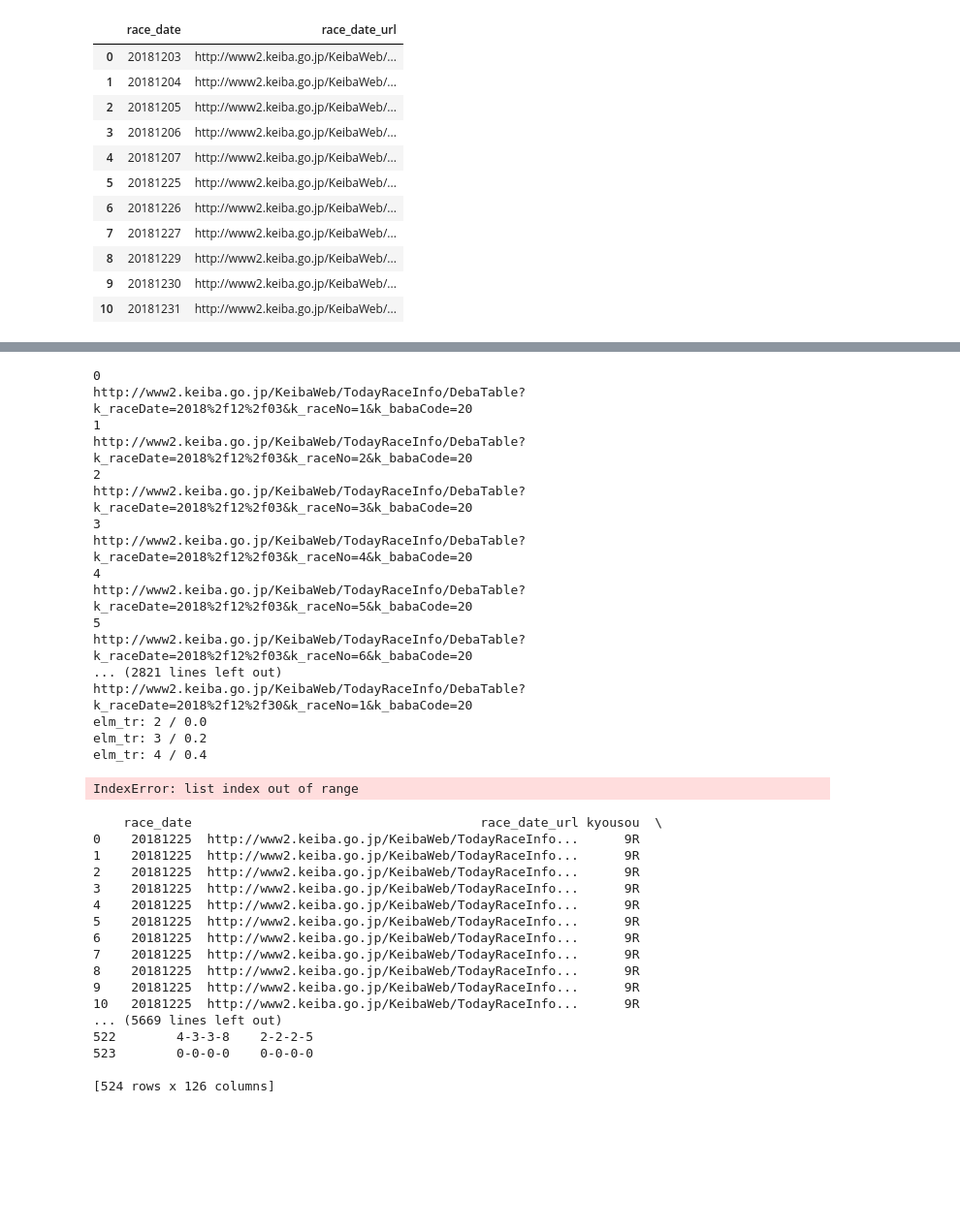
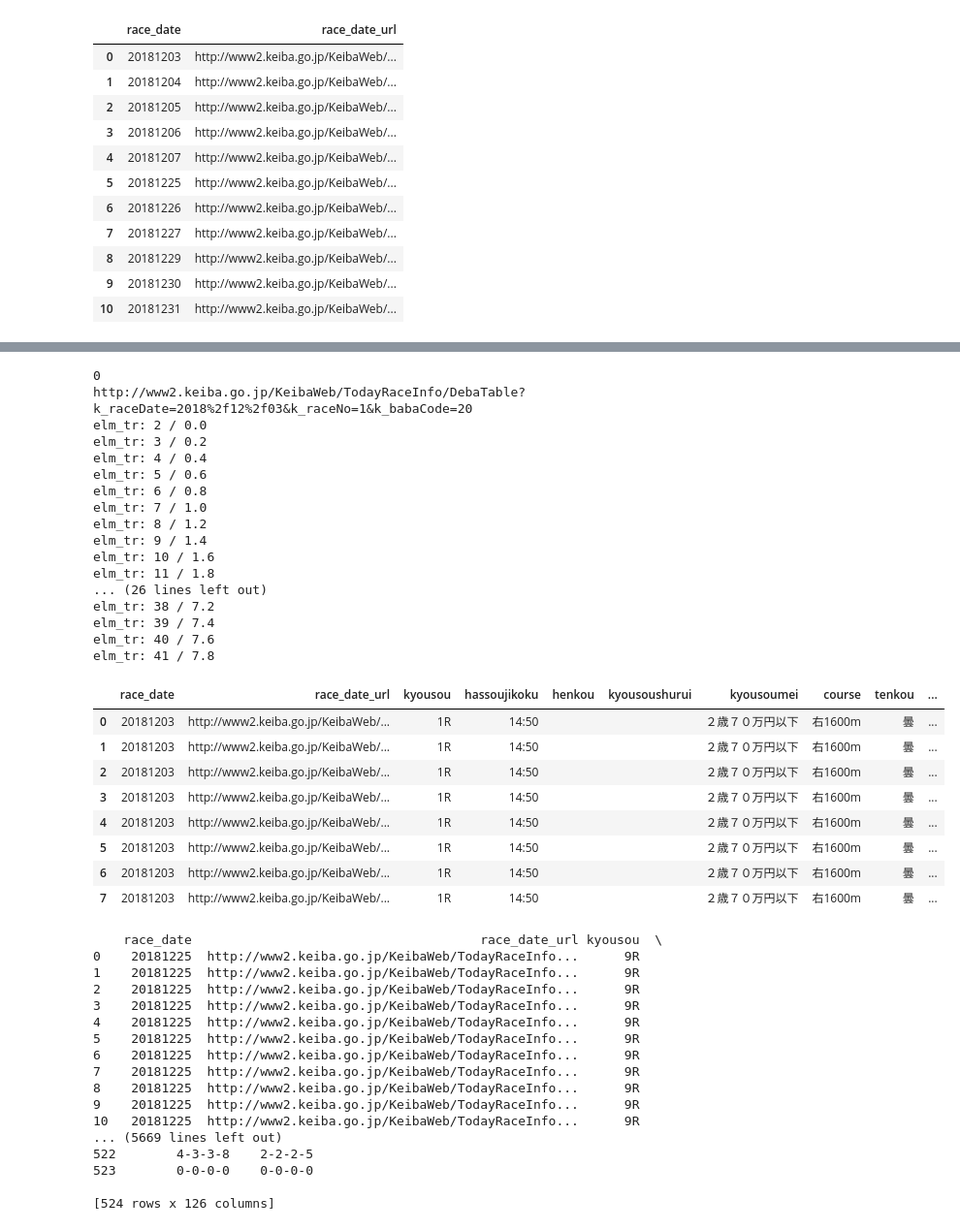
Before and after one commit to ladomi/oi-keiba, a Jupyter notebook: oi-keiba.ipynb, the cells around one changed output, grey strips where cells are left out. Shown at 97% size. Drawn from its saved outputs; the diff is of its cells as text; code cells hidden in the pictures; blank space fills up the shorter version.

```diff
--- a/oi-keiba.ipynb
+++ b/oi-keiba.ipynb
@@ -311,8 +311,8 @@ for key, row in race_df.iterrows():
     print(key)
     print(row['race_url'])
 
-    if key < 68:
-        continue
+#     if key < 68:
+#         continue
 
     race_url = row['race_url']
     browser.get(race_url)
@@ -657,29 +657,37 @@ for key, row in race_df.iterrows():
             s = pd.concat([row, s_])
             horse_df = horse_df.append(s, ignore_index = True)
 
     sleep(1)
-#     break
+    break
 
 horse_df
 # %% [output]
 0
 http://www2.keiba.go.jp/KeibaWeb/TodayRaceInfo/DebaTable?k_raceDate=2018%2f12%2f03&k_raceNo=1&k_babaCode=20
-1
-http://www2.keiba.go.jp/KeibaWeb/TodayRaceInfo/DebaTable?k_raceDate=2018%2f12%2f03&k_raceNo=2&k_babaCode=20
-2
-http://www2.keiba.go.jp/KeibaWeb/TodayRaceInfo/DebaTable?k_raceDate=2018%2f12%2f03&k_raceNo=3&k_babaCode=20
-3
-http://www2.keiba.go.jp/KeibaWeb/TodayRaceInfo/DebaTable?k_raceDate=2018%2f12%2f03&k_raceNo=4&k_babaCode=20
-4
-http://www2.keiba.go.jp/KeibaWeb/TodayRaceInfo/DebaTable?k_raceDate=2018%2f12%2f03&k_raceNo=5&k_babaCode=20
-5
-http://www2.keiba.go.jp/KeibaWeb/TodayRaceInfo/DebaTable?k_raceDate=2018%2f12%2f03&k_raceNo=6&k_babaCode=20
-... (2821 lines left out)
-http://www2.keiba.go.jp/KeibaWeb/TodayRaceInfo/DebaTable?k_raceDate=2018%2f12%2f30&k_raceNo=1&k_babaCode=20
 elm_tr: 2 / 0.0
 elm_tr: 3 / 0.2
 elm_tr: 4 / 0.4
+elm_tr: 5 / 0.6
+elm_tr: 6 / 0.8
+elm_tr: 7 / 1.0
+elm_tr: 8 / 1.2
+elm_tr: 9 / 1.4
+elm_tr: 10 / 1.6
+elm_tr: 11 / 1.8
+... (26 lines left out)
+elm_tr: 38 / 7.2
+elm_tr: 39 / 7.4
+elm_tr: 40 / 7.6
+elm_tr: 41 / 7.8
-IndexError: list index out of range
+|  | race_date | race_date_url | kyousou | hassoujikoku | henkou | kyousoushurui | kyousoumei | course | tenkou | ... |
+| 0 | 20181203 | http://www2.keiba.go.jp/KeibaWeb/... | 1R | 14:50 |  |  | ２歳７０万円以下 | 右1600m | 曇 | ... |
+| 1 | 20181203 | http://www2.keiba.go.jp/KeibaWeb/... | 1R | 14:50 |  |  | ２歳７０万円以下 | 右1600m | 曇 | ... |
+| 2 | 20181203 | http://www2.keiba.go.jp/KeibaWeb/... | 1R | 14:50 |  |  | ２歳７０万円以下 | 右1600m | 曇 | ... |
+| 3 | 20181203 | http://www2.keiba.go.jp/KeibaWeb/... | 1R | 14:50 |  |  | ２歳７０万円以下 | 右1600m | 曇 | ... |
+| 4 | 20181203 | http://www2.keiba.go.jp/KeibaWeb/... | 1R | 14:50 |  |  | ２歳７０万円以下 | 右1600m | 曇 | ... |
+| 5 | 20181203 | http://www2.keiba.go.jp/KeibaWeb/... | 1R | 14:50 |  |  | ２歳７０万円以下 | 右1600m | 曇 | ... |
+| 6 | 20181203 | http://www2.keiba.go.jp/KeibaWeb/... | 1R | 14:50 |  |  | ２歳７０万円以下 | 右1600m | 曇 | ... |
+| 7 | 20181203 | http://www2.keiba.go.jp/KeibaWeb/... | 1R | 14:50 |  |  | ２歳７０万円以下 | 右1600m | 曇 | ... |
 # %%
 horse_df
 # %% [output]
```
Also changed, not shown: parts of 1 cell of this notebook, 2 other files.
